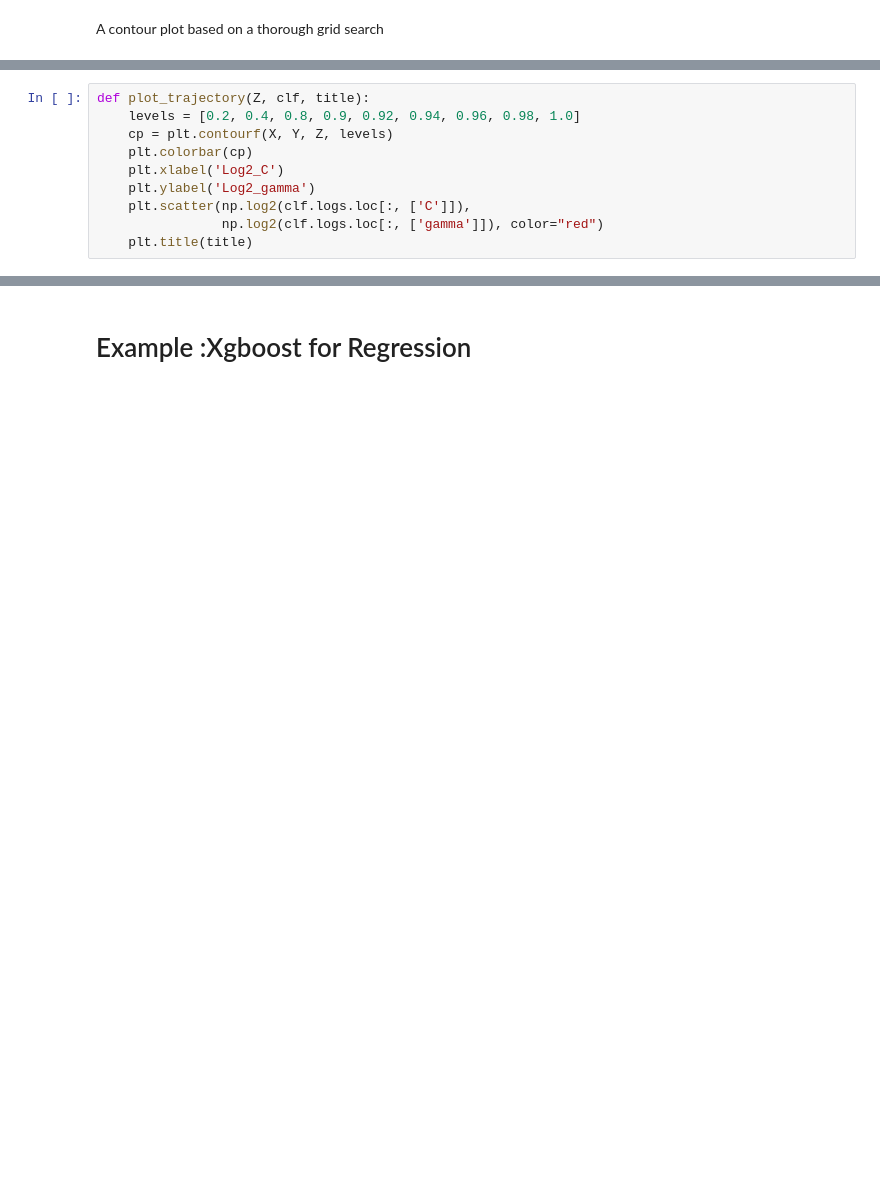
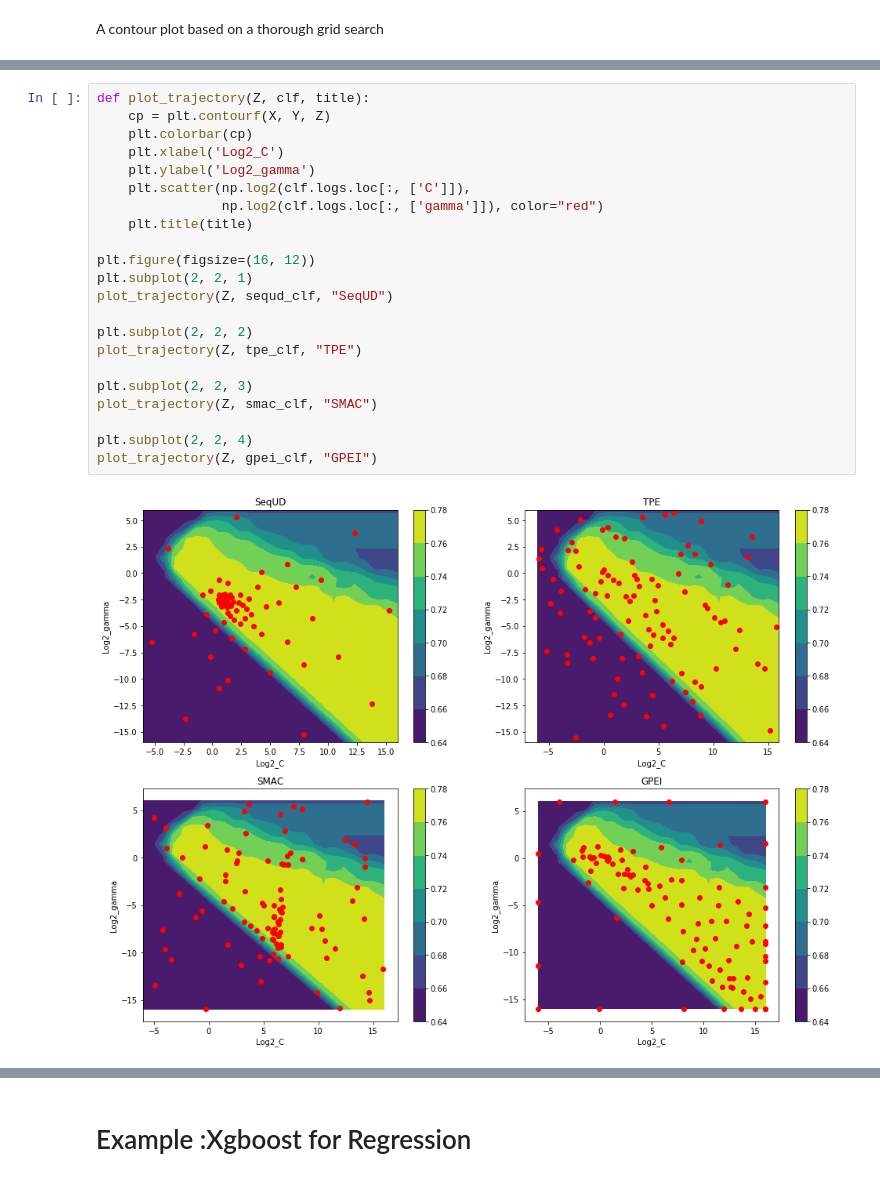
Before and after one commit to ZebinYang/SeqUD, a Jupyter notebook: examples/demo_sklearn_opt.ipynb, the cells around one changed output, grey strips where cells are left out. Drawn from its saved outputs; the diff is of its cells as text; blank space fills up the shorter version.

```diff
--- a/examples/demo_sklearn_opt.ipynb
+++ b/examples/demo_sklearn_opt.ipynb
@@ -63,10 +91,24 @@ A contour plot based on a thorough grid search
 # %%
 def plot_trajectory(Z, clf, title):
-    levels = [0.2, 0.4, 0.8, 0.9, 0.92, 0.94, 0.96, 0.98, 1.0]
-    cp = plt.contourf(X, Y, Z, levels)
+    cp = plt.contourf(X, Y, Z)
     plt.colorbar(cp)
     plt.xlabel('Log2_C')
     plt.ylabel('Log2_gamma')
     plt.scatter(np.log2(clf.logs.loc[:, ['C']]),
                 np.log2(clf.logs.loc[:, ['gamma']]), color="red")
     plt.title(title)
+
+plt.figure(figsize=(16, 12))
+plt.subplot(2, 2, 1)
+plot_trajectory(Z, sequd_clf, "SeqUD")
+
+plt.subplot(2, 2, 2)
+plot_trajectory(Z, tpe_clf, "TPE")
+
+plt.subplot(2, 2, 3)
+plot_trajectory(Z, smac_clf, "SMAC")
+
+plt.subplot(2, 2, 4)
+plot_trajectory(Z, gpei_clf, "GPEI")
+# %% [output]
+[figure, added]
```
Also changed, not shown: parts of 14 cells of this notebook, 18 other files.
